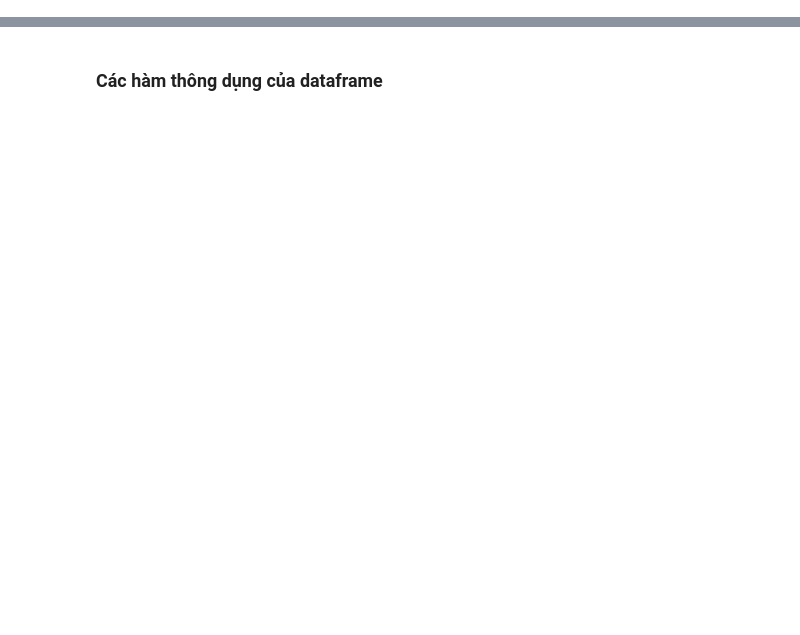
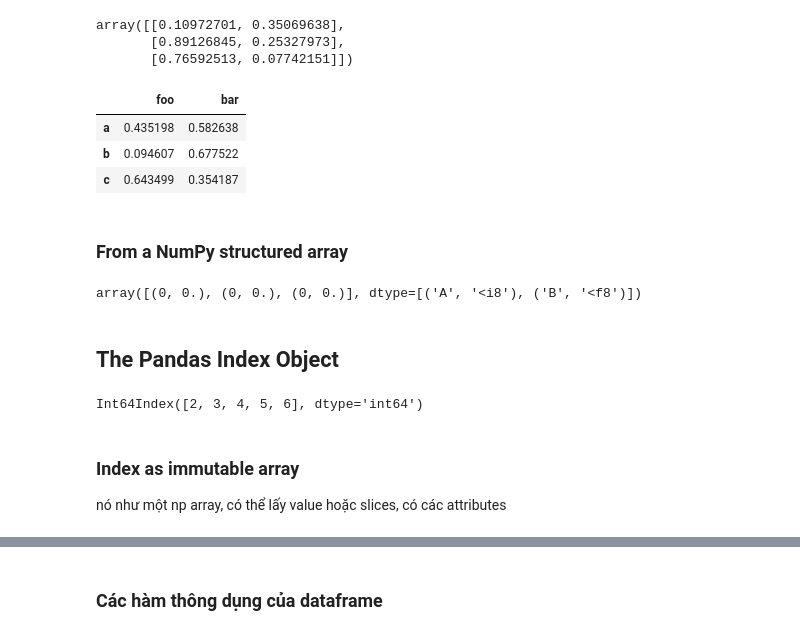
Before and after one commit to sonhoang23/Data-Science, a Jupyter notebook: repos/SonHoang23/1. PythonDataScienceHandbook/CodeExplore_1_Pandas_DataFrame/Pandas.ipynb, the cells around one changed output, grey strips where cells are left out. Saved outputs shown, nothing was run; the diff lists cells and outputs as text; code cells hidden in the pictures; blank space fills up the shorter version.

```diff
--- a/repos/SonHoang23/1. PythonDataScienceHandbook/CodeExplore_1_Pandas_DataFrame/Pandas.ipynb
+++ b/repos/SonHoang23/1. PythonDataScienceHandbook/CodeExplore_1_Pandas_DataFrame/Pandas.ipynb
@@ -7,0 +208,35 @@ iris_dataframe= pd.DataFrame(X_train, columns= iris_dataset.feature_names)
+# %%
+randomDt= np.random.rand(3,2)
+randomDt
+# %% [output]
+array([[0.10972701, 0.35069638],
+       [0.89126845, 0.25327973],
+       [0.76592513, 0.07742151]])
+# %%
+randomDf= pd.DataFrame(randomDt, columns=['foo', 'bar'], index=['a','b','c'])
+# %%
+randomDf
+# %% [output]
+|  | foo | bar |
+| a | 0.435198 | 0.582638 |
+| b | 0.094607 | 0.677522 |
+| c | 0.643499 | 0.354187 |
+# %% [markdown]
+### From a NumPy structured array
+# %%
+#file:///D:/develop/Data%20Science/data-science/Books/Python%20Data%20Science%20Handbook_%20(1).pdf#page=110&zoom=100,0,707
+A= np.zeros(3, dtype=[('A', 'i8'), ('B', 'f8')])
+A
+# %% [output]
+array([(0, 0.), (0, 0.), (0, 0.)], dtype=[('A', '<i8'), ('B', '<f8')])
+# %% [markdown]
+## The Pandas Index Object
+# %%
+ind= pd.Index([2,3,4,5,6])
+ind
+# %% [output]
+Int64Index([2, 3, 4, 5, 6], dtype='int64')
+# %% [markdown]
+### Index as immutable array
+
+nó như một np array, có thể lấy value hoặc slices, có các attributes
```
Also changed, not shown: parts of 53 cells of this notebook, 19 other files.
